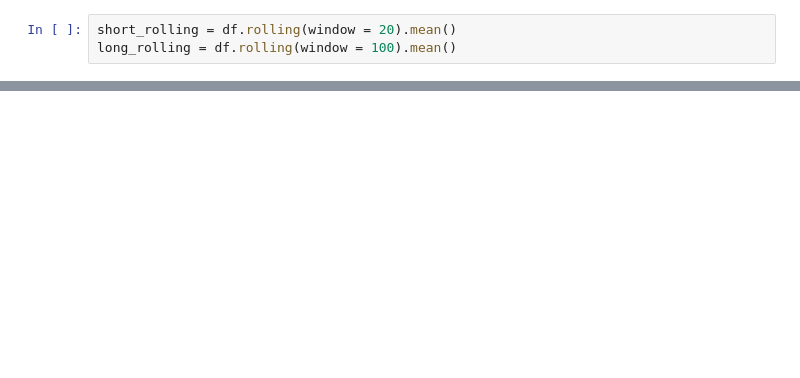
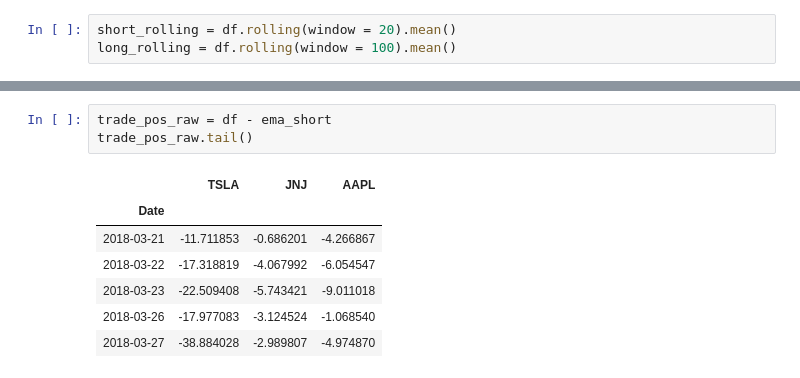
Before and after one commit to andrewcole33/moving_avg_trading, a Jupyter notebook: EMA.ipynb, the cells around one changed output, grey strips where cells are left out. Cells and saved outputs as stored; diff of their text form; blank space fills up the shorter version.

```diff
--- a/EMA.ipynb
+++ b/EMA.ipynb
@@ -69,0 +65,11 @@ plt.tight_layout()
+# %%
+trade_pos_raw = df - ema_short
+trade_pos_raw.tail()
+# %% [output]
+|  | TSLA | JNJ | AAPL |
+| Date |  |  |  |
+| 2018-03-21 | -11.711853 | -0.686201 | -4.266867 |
+| 2018-03-22 | -17.318819 | -4.067992 | -6.054547 |
+| 2018-03-23 | -22.509408 | -5.743421 | -9.011018 |
+| 2018-03-26 | -17.977083 | -3.124524 | -1.068540 |
+| 2018-03-27 | -38.884028 | -2.989807 | -4.974870 |
```
Also changed, not shown: parts of 10 cells of this notebook, 1 other file.
